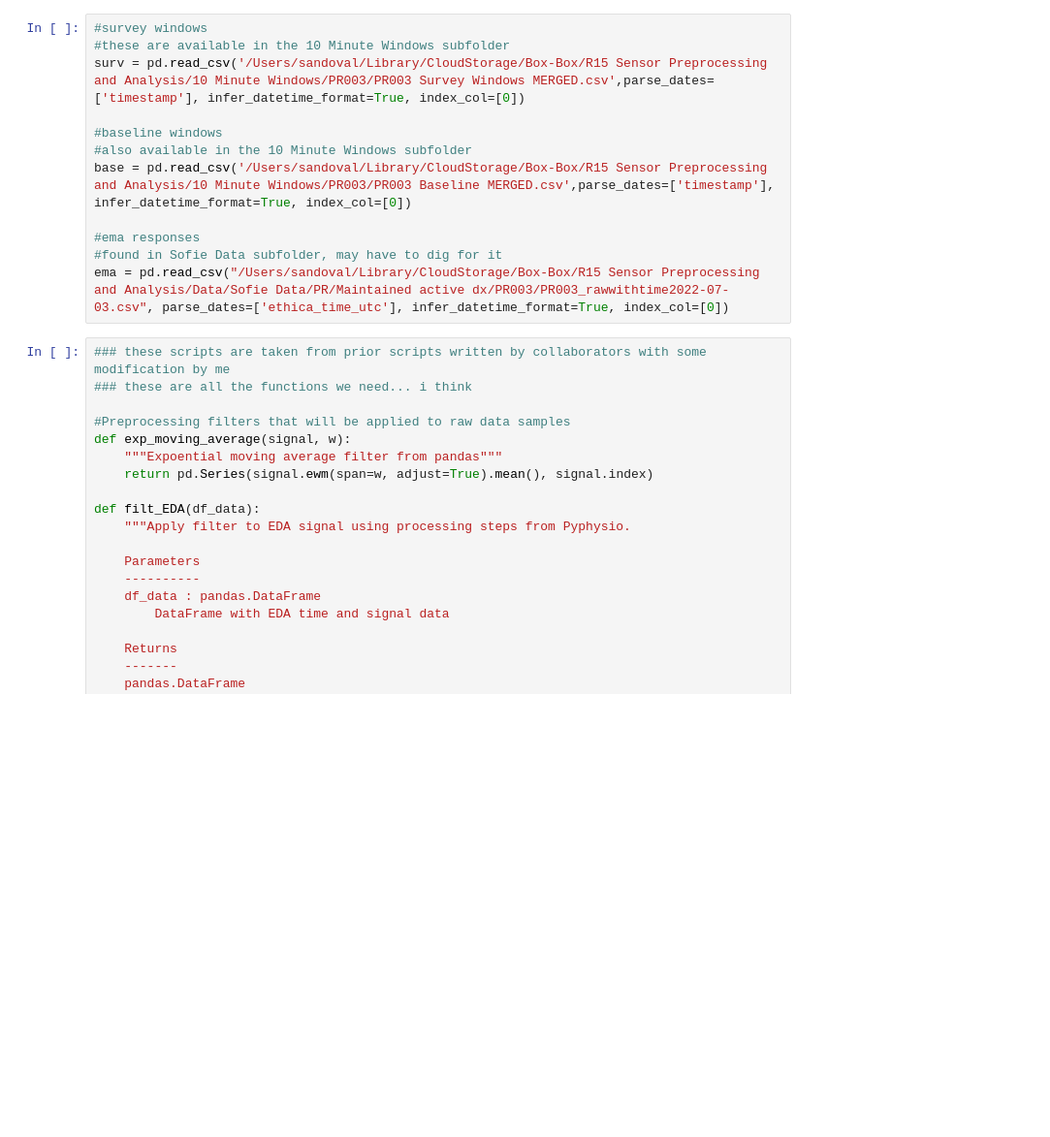
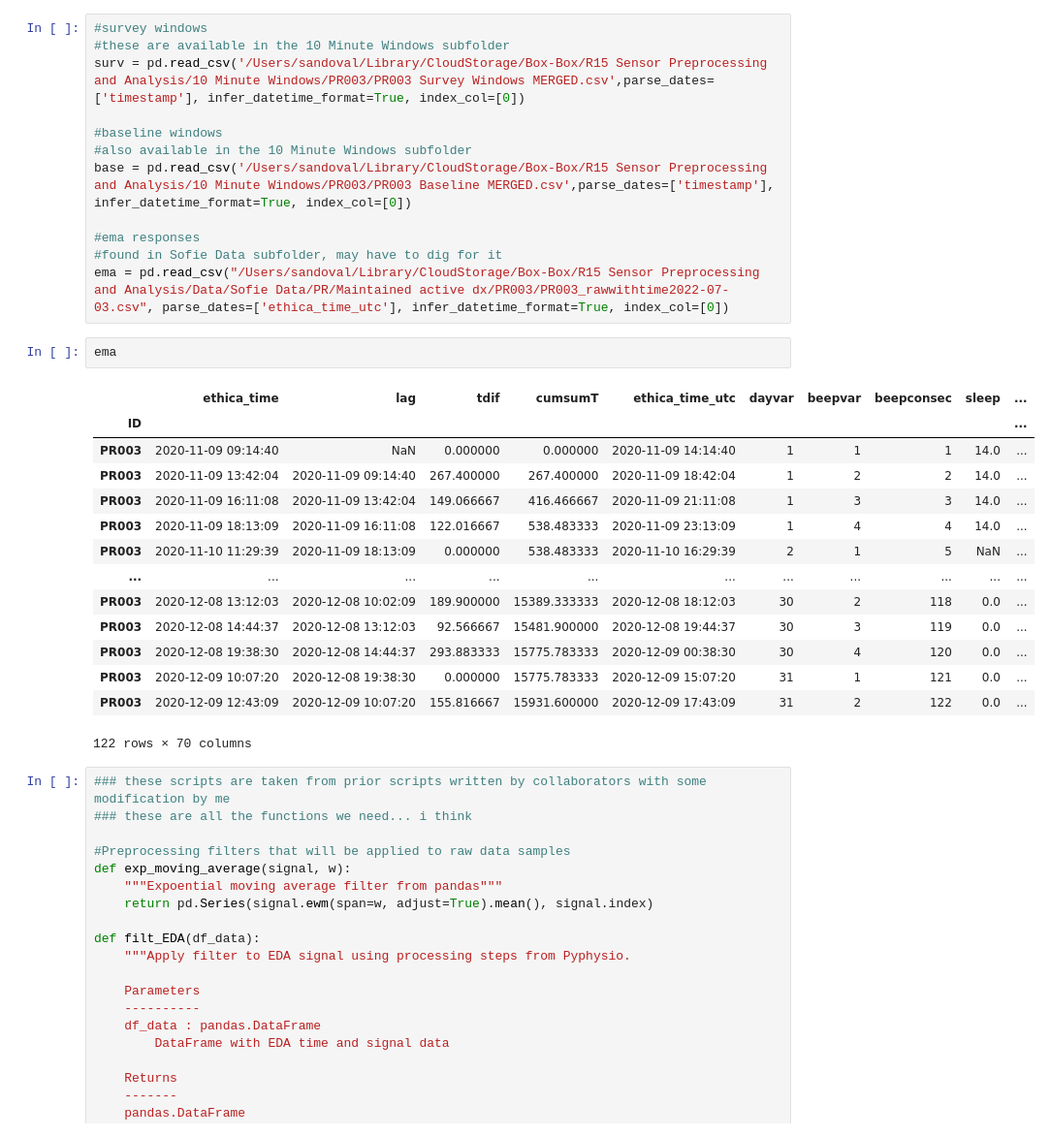
Before and after one commit to LSandovalAraujo/jpcs_special_issue, a Jupyter notebook: Normalizing and EMA Matching v2.2.19.ipynb, the cells around one changed output. Shown at 97% size. Drawn from its saved outputs; the diff is of its cells as text; blank space fills up the shorter version.

```diff
--- a/Normalizing and EMA Matching v2.2.19.ipynb
+++ b/Normalizing and EMA Matching v2.2.19.ipynb
@@ -22,6 +26,23 @@ base = pd.read_csv('/Users/sandoval/Library/CloudStorage/Box-Box/R15 Sensor Prep
 #ema responses
 #found in Sofie Data subfolder, may have to dig for it
 ema = pd.read_csv("/Users/sandoval/Library/CloudStorage/Box-Box/R15 Sensor Preprocessing and Analysis/Data/Sofie Data/PR/Maintained active dx/PR003/PR003_rawwithtime2022-07-03.csv", parse_dates=['ethica_time_utc'], infer_datetime_format=True, index_col=[0])
+# %%
+ema
+# %% [output]
+|  | ethica_time | lag | tdif | cumsumT | ethica_time_utc | dayvar | beepvar | beepconsec | sleep | ... |
+| ID |  |  |  |  |  |  |  |  |  | ... |
+| PR003 | 2020-11-09 09:14:40 | NaN | 0.000000 | 0.000000 | 2020-11-09 14:14:40 | 1 | 1 | 1 | 14.0 | ... |
+| PR003 | 2020-11-09 13:42:04 | 2020-11-09 09:14:40 | 267.400000 | 267.400000 | 2020-11-09 18:42:04 | 1 | 2 | 2 | 14.0 | ... |
+| PR003 | 2020-11-09 16:11:08 | 2020-11-09 13:42:04 | 149.066667 | 416.466667 | 2020-11-09 21:11:08 | 1 | 3 | 3 | 14.0 | ... |
+| PR003 | 2020-11-09 18:13:09 | 2020-11-09 16:11:08 | 122.016667 | 538.483333 | 2020-11-09 23:13:09 | 1 | 4 | 4 | 14.0 | ... |
+| PR003 | 2020-11-10 11:29:39 | 2020-11-09 18:13:09 | 0.000000 | 538.483333 | 2020-11-10 16:29:39 | 2 | 1 | 5 | NaN | ... |
+| ... | ... | ... | ... | ... | ... | ... | ... | ... | ... | ... |
+| PR003 | 2020-12-08 13:12:03 | 2020-12-08 10:02:09 | 189.900000 | 15389.333333 | 2020-12-08 18:12:03 | 30 | 2 | 118 | 0.0 | ... |
+| PR003 | 2020-12-08 14:44:37 | 2020-12-08 13:12:03 | 92.566667 | 15481.900000 | 2020-12-08 19:44:37 | 30 | 3 | 119 | 0.0 | ... |
+| PR003 | 2020-12-08 19:38:30 | 2020-12-08 14:44:37 | 293.883333 | 15775.783333 | 2020-12-09 00:38:30 | 30 | 4 | 120 | 0.0 | ... |
+| PR003 | 2020-12-09 10:07:20 | 2020-12-08 19:38:30 | 0.000000 | 15775.783333 | 2020-12-09 15:07:20 | 31 | 1 | 121 | 0.0 | ... |
+| PR003 | 2020-12-09 12:43:09 | 2020-12-09 10:07:20 | 155.816667 | 15931.600000 | 2020-12-09 17:43:09 | 31 | 2 | 122 | 0.0 | ... |
+122 rows × 70 columns
 # %%
 ### these scripts are taken from prior scripts written by collaborators with some modification by me
 ### these are all the functions we need... i think
```
Also changed, not shown: parts of 2 cells of this notebook.
